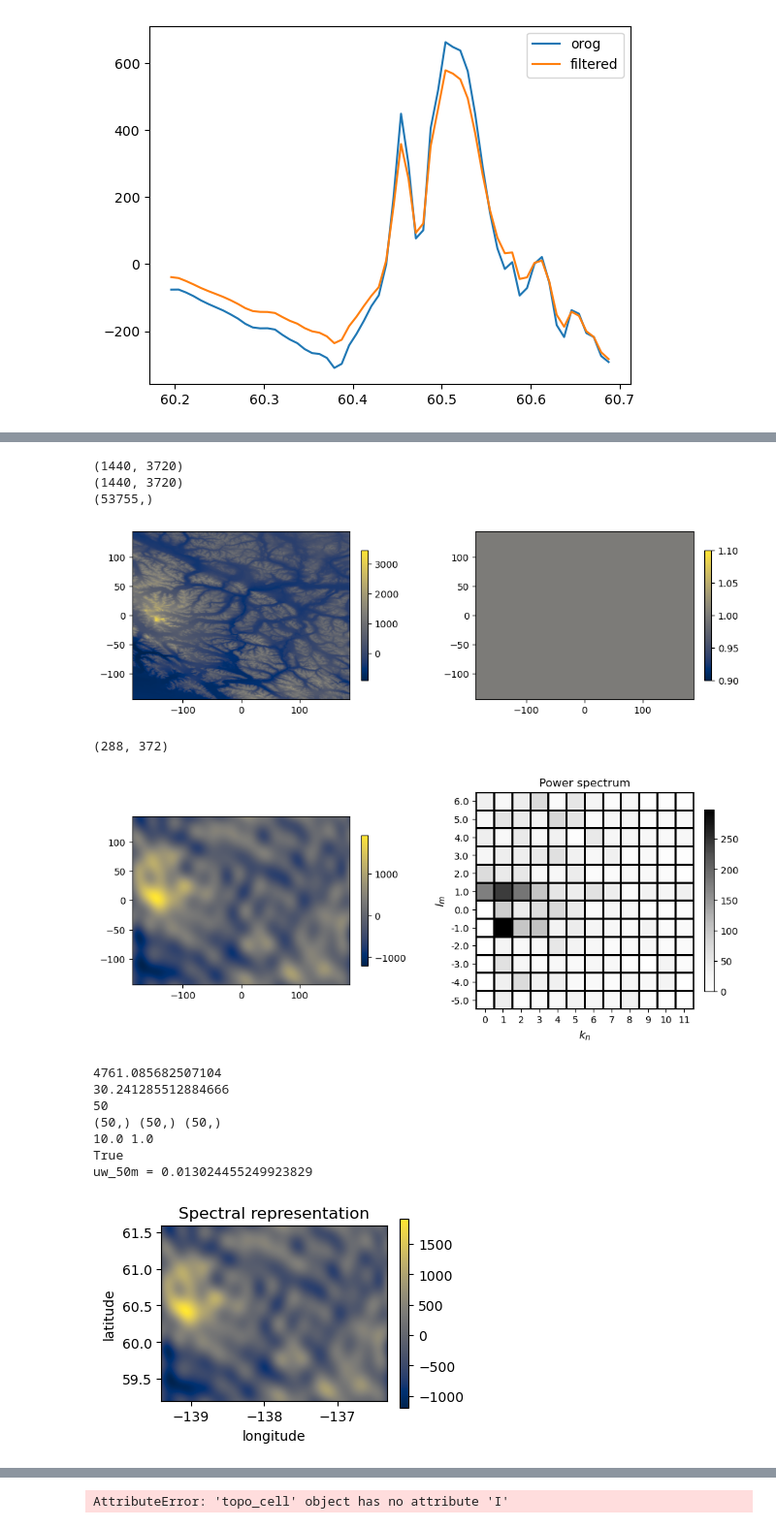
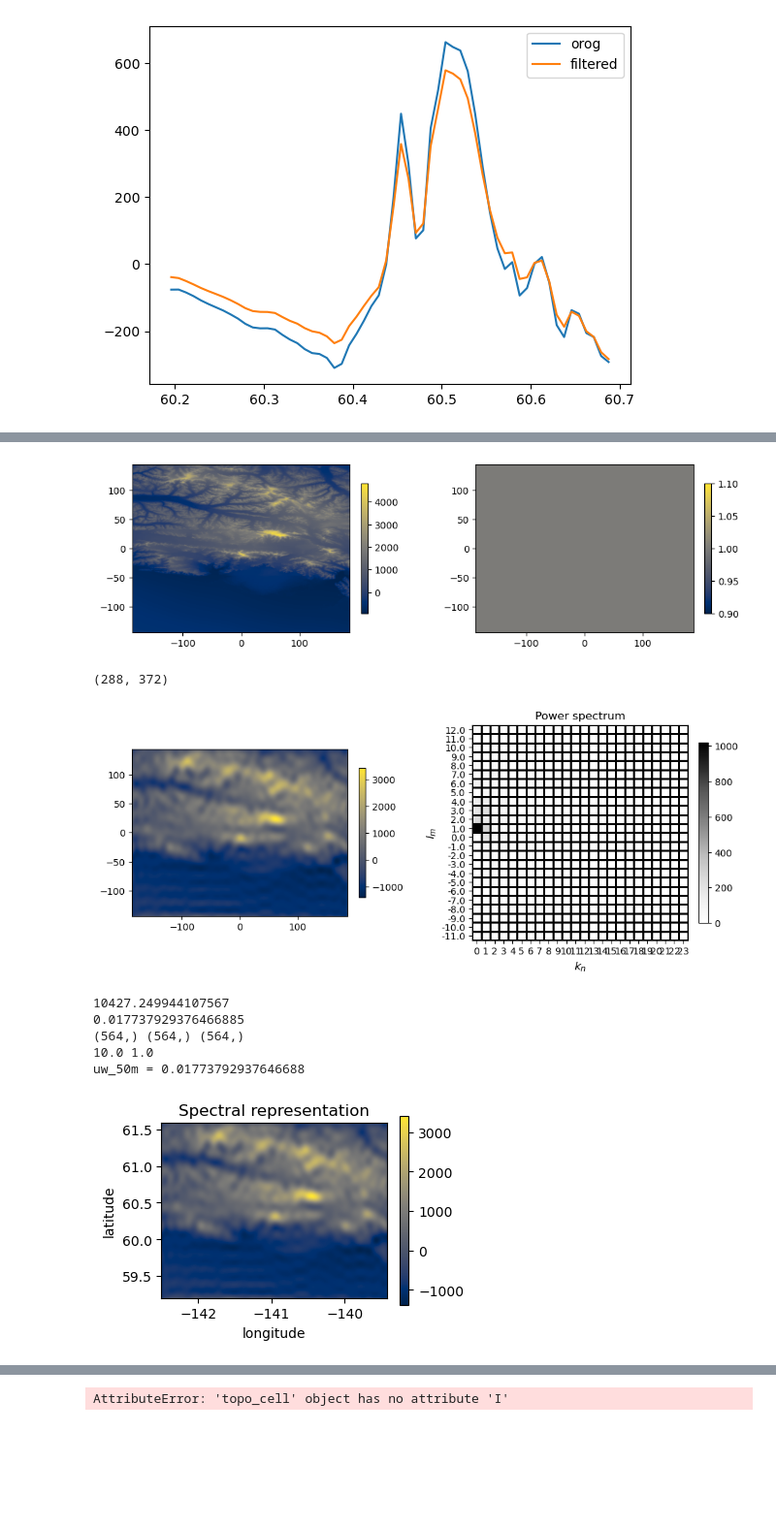
Before and after one commit to ray-chew/pyCSAM, a Jupyter notebook: notebooks/orog_delaunay.ipynb, the cells around one changed output, grey strips where cells are left out. Shown at 97% size. Saved outputs shown, nothing was run; the diff lists cells and outputs as text; code cells hidden in the pictures; blank space fills up the shorter version.

```diff
--- a/notebooks/orog_delaunay.ipynb
+++ b/notebooks/orog_delaunay.ipynb
@@ -252,5 +97,5 @@ print(topo.lat_grid.shape)
 # %%
-def get_lat_lon_segments(lat_verts, lon_verts, cell, topo):
+def get_lat_lon_segments(lat_verts, lon_verts, cell, topo, triangle, rect=False):
     lat_max = get_closest_idx(lat_verts.max(), topo.lat)
     lat_min = get_closest_idx(lat_verts.min(), topo.lat)
 
@@ -261,11 +106,12 @@ def get_lat_lon_segments(lat_verts, lon_verts, cell, topo):
     cell.lon = topo.lon[lon_min : lon_max]
 
     cell.topo = topo.topo[lat_min:lat_max, lon_min:lon_max]
-    # cell.topo -= cell.topo.mean()
-    cell.mask = cell.mask[lat_min:lat_max, lon_min:lon_max]
+    cell.gen_mgrids()
 
-    cell.gen_mgrids()
-    cell.get_masked()
+    if rect:
+        cell.get_masked(mask=np.ones_like(cell.topo).astype('bool'))
+    else:
+        cell.get_masked(triangle=triangle)
 
     cell.topo_m -= cell.topo_m.mean()
 
@@ -710,12 +792,6 @@ plt.show()
-# %%
-print(topo.lat_grid[cell.mask].shape)
-# %% [output]
-(1440, 3720)
-(1440, 3720)
-(53755,)
 # %%
-nhi = 12
-nhj = 12
+nhi = 24
+nhj = 24
 
 fobj = fourier.f_trans(nhi,nhj)
 
@@ -758,8 +834,18 @@ print(freqs.sum())
 
 #################################
 
+analysis = var.analysis()
+analysis.get_attrs(fobj, freqs)
+
+ideal = physics.ideal_pmf(U=10.0, V=1.0)
+
+uw_pmf_freqs = ideal.compute_uw_pmf(analysis, summed=False)
+
+print(uw_pmf_freqs.sum())
+
 # ampls = fobj.ampls
-amtrunc = np.copy(freqs)
+# amtrunc = np.copy(freqs)
+amtrunc = np.copy(uw_pmf_freqs)
 amtrunc = np.sort(amtrunc.reshape(-1,))[::-1]#[:10]
 # print(amtrunc)
 cutoff = amtrunc[50]
@@ -767,8 +853,8 @@ cutoff = amtrunc[50]
 ampls_cpy = np.copy(fobj.ampls)
 # ampls_cpy[np.where(ampls_cpy <= cutoff)] = 0.0
 
-print(cutoff)
-print(len(freqs[np.where(freqs > cutoff)]))
+# print(cutoff)
+# print(len(freqs[np.where(freqs > cutoff)]))
 
 wlat = np.diff(cell.lat).max()
 wlon = np.diff(cell.lon).max()
@@ -777,42 +863,40 @@ sz = cell.topo.size
 kks = fobj.m_i / (fobj.Ni)
 lls = fobj.m_j / (fobj.Nj)
 
 kkg, llg = np.meshgrid(kks, lls)
 
 cell0.analysis.ampls = np.abs(ampls_cpy[np.where(freqs > cutoff)])
 cell0.analysis.kks = kkg[np.where(freqs > cutoff)]
 cell0.analysis.lls = llg[np.where(freqs > cutoff)]
 
 ddd = cell0.analysis
 print(ddd.kks.shape, ddd.lls.shape, ddd.ampls.shape)
 
 ideal = physics.ideal_pmf(U=10.0, V=1.0)
 
 print(ideal.U, ideal.V)
 
 uw_50m = ideal.compute_uw_pmf(cell0.analysis)
 
 print("uw_50m =", uw_50m)
 
 fs = (4.0,4.2)
 fig, axs = plt.subplots(1,1, figsize=fs)
 fig_obj = plotter.fig_obj(fig, fobj.nhar_i, fobj.nhar_j)
 axs = fig_obj.phys_panel(axs, dat_2D, title='Spectral representation', xlabel='longitude', ylabel='latitude', extent=[cell.lon.min(), cell.lon.max(), cell.lat.min(), cell.lat.max()])
 plt.tight_layout()
 plt.savefig('output/spec_rep_topo_T%i_T%i.pdf' %(idx_name[0], idx_name[1]))
 plt.show()
 # %% [output]
-[figure, old version]
+[figure, new version]
 (288, 372)
-[figure, old version]
+[figure, new version]
-4761.085682507104
-30.241285512884666
-50
-(50,) (50,) (50,)
+10427.249944107567
+0.017737929376466885
+(564,) (564,) (564,)
 10.0 1.0
-True
-uw_50m = 0.013024455249923829
+uw_50m = 0.01773792937646688
-[figure, old version]
+[figure, new version]
 # %%
 print(fobj.Nj)
 print(fobj.I)
```
Also changed, not shown: parts of 23 cells of this notebook, 4 other files.
